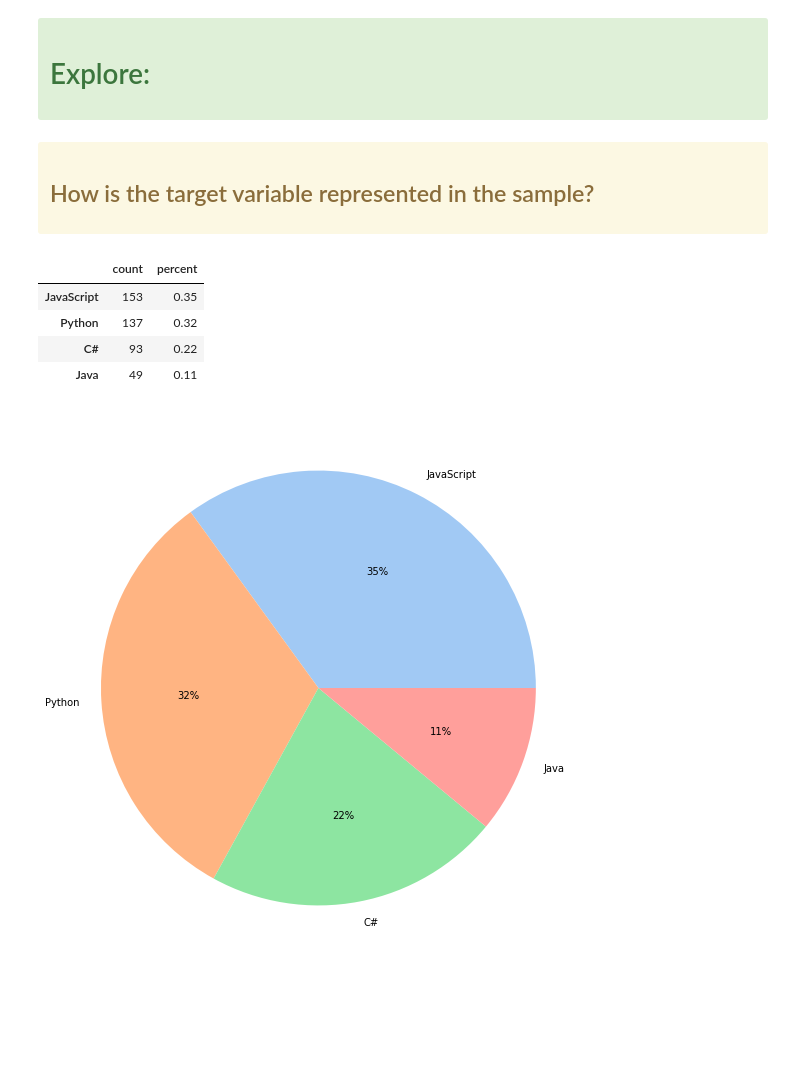
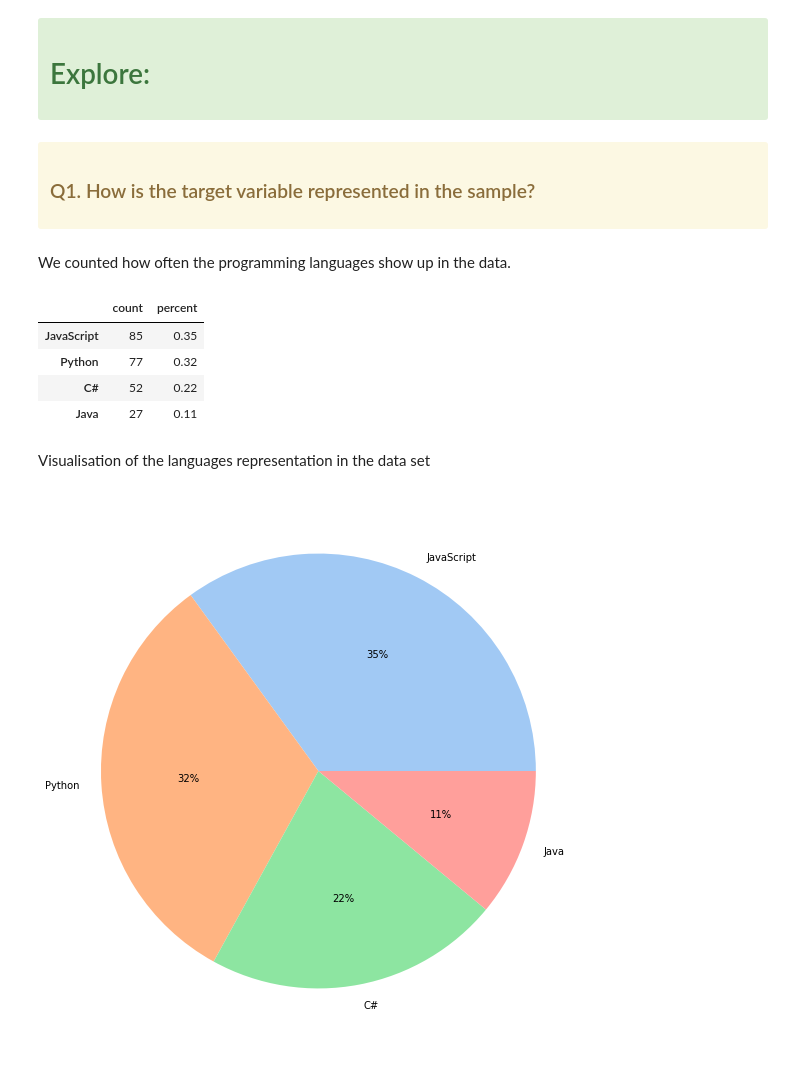
Before and after one commit to Codeup-Mirzakhani-Group1-NLP-Project/Codeup-Mirzakhani-GitHub-Scrape-NLP-Project, a Jupyter notebook: Final_Notebook_Draft.ipynb, the cells around one changed output. Cells and saved outputs as stored; diff of their text form; code cells hidden in the pictures; blank space fills up the shorter version.

```diff
--- a/Final_Notebook_Draft.ipynb
+++ b/Final_Notebook_Draft.ipynb
@@ -43,0 +35,3 @@ df = pr.get_clean_df()
+# %%
+# spit the data into train, validation, test sets and retuns the train set back
+train, _, _ = pr.split_data(pr.get_clean_df())
@@ -49,15 +49,19 @@ df = pr.get_clean_df()
 # %% [markdown]
 <div class="alert alert-warning">
 
-## How is the target variable represented in the sample?
+### Q1. How is the target variable represented in the sample?
+# %% [markdown]
+We counted how often the programming languages show up in the data.
 # %%
 # table of the target variables count and perecentage of df
-e.data_representation(df)
+e.data_representation(train)
 # %% [output]
 |  | count | percent |
-| JavaScript | 153 | 0.35 |
-| Python | 137 | 0.32 |
-| C# | 93 | 0.22 |
-| Java | 49 | 0.11 |
+| JavaScript | 85 | 0.35 |
+| Python | 77 | 0.32 |
+| C# | 52 | 0.22 |
+| Java | 27 | 0.11 |
+# %% [markdown]
+Visualisation of the languages representation in the data set
 # %%
 # visualization of target variable in data set
```
Also changed, not shown: parts of 61 cells of this notebook.
